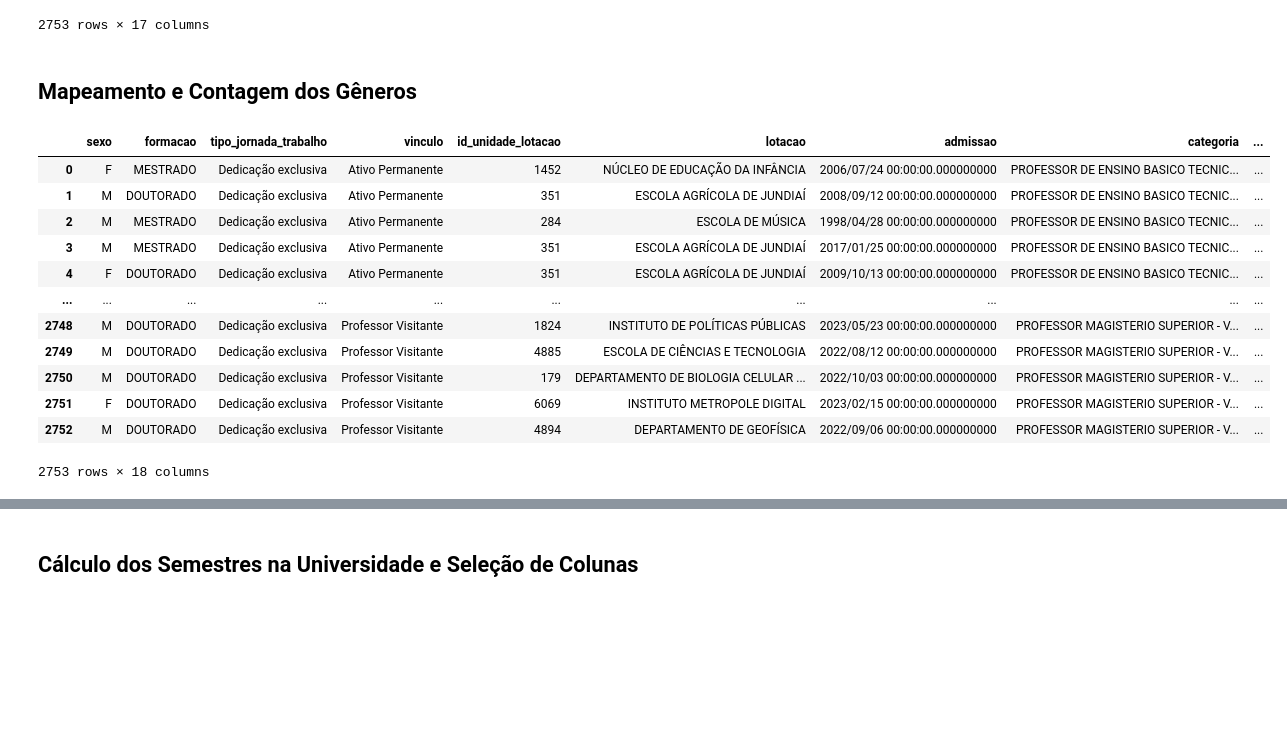
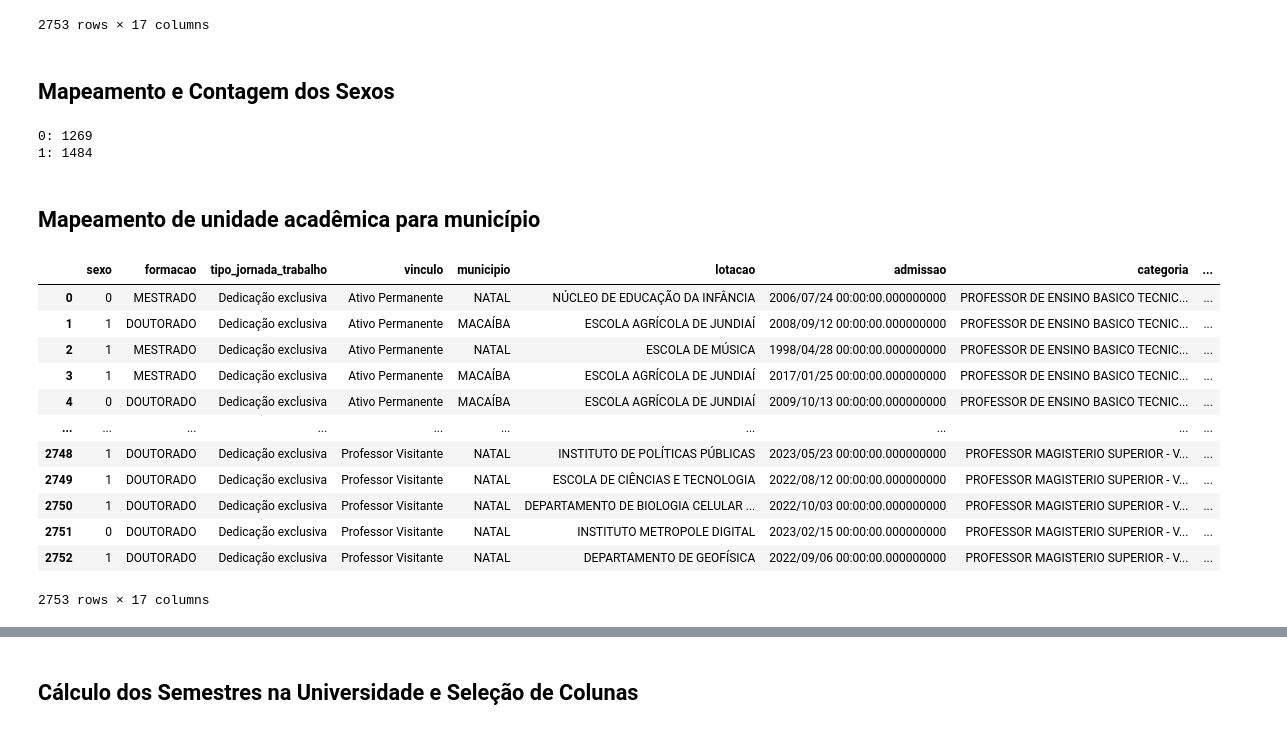
Before and after one commit to Lucas-Morais-Freire/AI, a Jupyter notebook: proj U1/teacher_qualis.ipynb, the cells around one changed output, grey strips where cells are left out. Cells and saved outputs as stored; diff of their text form; code cells hidden in the pictures; blank space fills up the shorter version.

```diff
--- a/proj U1/teacher_qualis.ipynb
+++ b/proj U1/teacher_qualis.ipynb
@@ -106,33 +128,44 @@ df
 | 2752 | M | DOUTORADO | Dedicação exclusiva | Professor Visitante | 4894 | DEPARTAMENTO DE GEOFÍSICA | 2022/09/06 00:00:00.000000000 | PROFESSOR MAGISTERIO SUPERIOR - V... | ... |
 2753 rows × 17 columns
 # %% [markdown]
-## Mapeamento e Contagem dos Gêneros
+## Mapeamento e Contagem dos Sexos
+# %%
+sex_map = {"F": 0, "M": 1}
+df["sexo"].replace(sex_map, inplace=True)
+
+for sexo in df["sexo"].unique():
+    print(sexo, ": ", len(df[df["sexo"] == sexo]), sep="")
+# %% [output]
+0: 1269
+1: 1484
+# %% [markdown]
+## Mapeamento de unidade acadêmica para município
 # %%
 lot_df = pd.read_csv("unidades/unidades.csv", sep=";")
 
 lot_df = lot_df[["id_unidade", "municipio"]]
 
 lot_df.loc[len(lot_df.index)] = [-1, "DESCONHECIDO"]
 
 
 lot_df.set_index("id_unidade", inplace=True)
 lot_df
 
 for index, row in df.iterrows():
-    df.loc[index, "municipio"] = lot_df.loc[row["id_unidade_lotacao"] if row["id_unidade_lotacao"] in lot_df.index else -1]["municipio"]
+    df.loc[index, "id_unidade_lotacao"] = lot_df.loc[row["id_unidade_lotacao"] if row["id_unidade_lotacao"] in lot_df.index else -1]["municipio"]
 
-df
+df.rename(columns={"id_unidade_lotacao":"municipio"}, inplace=True)
 # %% [output]
-|  | sexo | formacao | tipo_jornada_trabalho | vinculo | id_unidade_lotacao | lotacao | admissao | categoria | ... |
-| 0 | F | MESTRADO | Dedicação exclusiva | Ativo Permanente | 1452 | NÚCLEO DE EDUCAÇÃO DA INFÂNCIA | 2006/07/24 00:00:00.000000000 | PROFESSOR DE ENSINO BASICO TECNIC... | ... |
-| 1 | M | DOUTORADO | Dedicação exclusiva | Ativo Permanente | 351 | ESCOLA AGRÍCOLA DE JUNDIAÍ | 2008/09/12 00:00:00.000000000 | PROFESSOR DE ENSINO BASICO TECNIC... | ... |
-| 2 | M | MESTRADO | Dedicação exclusiva | Ativo Permanente | 284 | ESCOLA DE MÚSICA | 1998/04/28 00:00:00.000000000 | PROFESSOR DE ENSINO BASICO TECNIC... | ... |
-| 3 | M | MESTRADO | Dedicação exclusiva | Ativo Permanente | 351 | ESCOLA AGRÍCOLA DE JUNDIAÍ | 2017/01/25 00:00:00.000000000 | PROFESSOR DE ENSINO BASICO TECNIC... | ... |
-| 4 | F | DOUTORADO | Dedicação exclusiva | Ativo Permanente | 351 | ESCOLA AGRÍCOLA DE JUNDIAÍ | 2009/10/13 00:00:00.000000000 | PROFESSOR DE ENSINO BASICO TECNIC... | ... |
+|  | sexo | formacao | tipo_jornada_trabalho | vinculo | municipio | lotacao | admissao | categoria | ... |
+| 0 | 0 | MESTRADO | Dedicação exclusiva | Ativo Permanente | NATAL | NÚCLEO DE EDUCAÇÃO DA INFÂNCIA | 2006/07/24 00:00:00.000000000 | PROFESSOR DE ENSINO BASICO TECNIC... | ... |
+| 1 | 1 | DOUTORADO | Dedicação exclusiva | Ativo Permanente | MACAÍBA | ESCOLA AGRÍCOLA DE JUNDIAÍ | 2008/09/12 00:00:00.000000000 | PROFESSOR DE ENSINO BASICO TECNIC... | ... |
+| 2 | 1 | MESTRADO | Dedicação exclusiva | Ativo Permanente | NATAL | ESCOLA DE MÚSICA | 1998/04/28 00:00:00.000000000 | PROFESSOR DE ENSINO BASICO TECNIC... | ... |
+| 3 | 1 | MESTRADO | Dedicação exclusiva | Ativo Permanente | MACAÍBA | ESCOLA AGRÍCOLA DE JUNDIAÍ | 2017/01/25 00:00:00.000000000 | PROFESSOR DE ENSINO BASICO TECNIC... | ... |
+| 4 | 0 | DOUTORADO | Dedicação exclusiva | Ativo Permanente | MACAÍBA | ESCOLA AGRÍCOLA DE JUNDIAÍ | 2009/10/13 00:00:00.000000000 | PROFESSOR DE ENSINO BASICO TECNIC... | ... |
 | ... | ... | ... | ... | ... | ... | ... | ... | ... | ... |
-| 2748 | M | DOUTORADO | Dedicação exclusiva | Professor Visitante | 1824 | INSTITUTO DE POLÍTICAS PÚBLICAS | 2023/05/23 00:00:00.000000000 | PROFESSOR MAGISTERIO SUPERIOR - V... | ... |
-| 2749 | M | DOUTORADO | Dedicação exclusiva | Professor Visitante | 4885 | ESCOLA DE CIÊNCIAS E TECNOLOGIA | 2022/08/12 00:00:00.000000000 | PROFESSOR MAGISTERIO SUPERIOR - V... | ... |
-| 2750 | M | DOUTORADO | Dedicação exclusiva | Professor Visitante | 179 | DEPARTAMENTO DE BIOLOGIA CELULAR ... | 2022/10/03 00:00:00.000000000 | PROFESSOR MAGISTERIO SUPERIOR - V... | ... |
-| 2751 | F | DOUTORADO | Dedicação exclusiva | Professor Visitante | 6069 | INSTITUTO METROPOLE DIGITAL | 2023/02/15 00:00:00.000000000 | PROFESSOR MAGISTERIO SUPERIOR - V... | ... |
-| 2752 | M | DOUTORADO | Dedicação exclusiva | Professor Visitante | 4894 | DEPARTAMENTO DE GEOFÍSICA | 2022/09/06 00:00:00.000000000 | PROFESSOR MAGISTERIO SUPERIOR - V... | ... |
+| 2748 | 1 | DOUTORADO | Dedicação exclusiva | Professor Visitante | NATAL | INSTITUTO DE POLÍTICAS PÚBLICAS | 2023/05/23 00:00:00.000000000 | PROFESSOR MAGISTERIO SUPERIOR - V... | ... |
+| 2749 | 1 | DOUTORADO | Dedicação exclusiva | Professor Visitante | NATAL | ESCOLA DE CIÊNCIAS E TECNOLOGIA | 2022/08/12 00:00:00.000000000 | PROFESSOR MAGISTERIO SUPERIOR - V... | ... |
+| 2750 | 1 | DOUTORADO | Dedicação exclusiva | Professor Visitante | NATAL | DEPARTAMENTO DE BIOLOGIA CELULAR ... | 2022/10/03 00:00:00.000000000 | PROFESSOR MAGISTERIO SUPERIOR - V... | ... |
+| 2751 | 0 | DOUTORADO | Dedicação exclusiva | Professor Visitante | NATAL | INSTITUTO METROPOLE DIGITAL | 2023/02/15 00:00:00.000000000 | PROFESSOR MAGISTERIO SUPERIOR - V... | ... |
+| 2752 | 1 | DOUTORADO | Dedicação exclusiva | Professor Visitante | NATAL | DEPARTAMENTO DE GEOFÍSICA | 2022/09/06 00:00:00.000000000 | PROFESSOR MAGISTERIO SUPERIOR - V... | ... |
-2753 rows × 18 columns
+2753 rows × 17 columns
```
Also changed, not shown: parts of 57 cells of this notebook.
